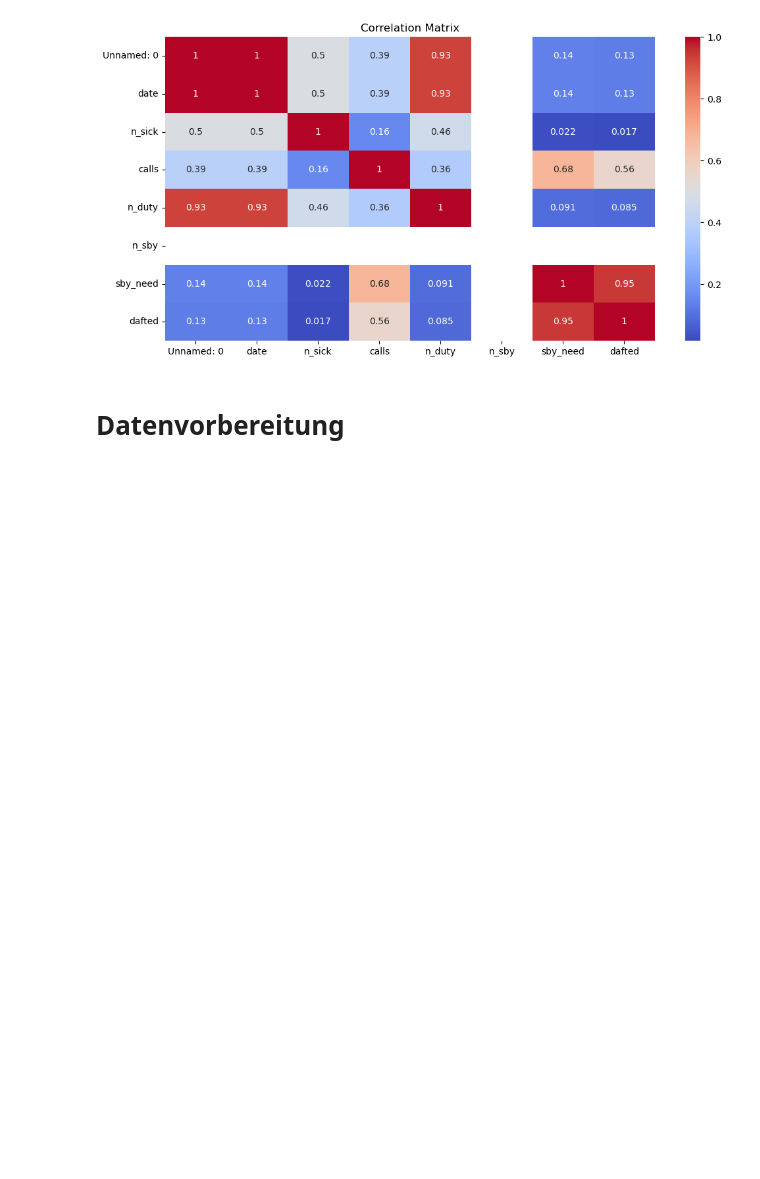
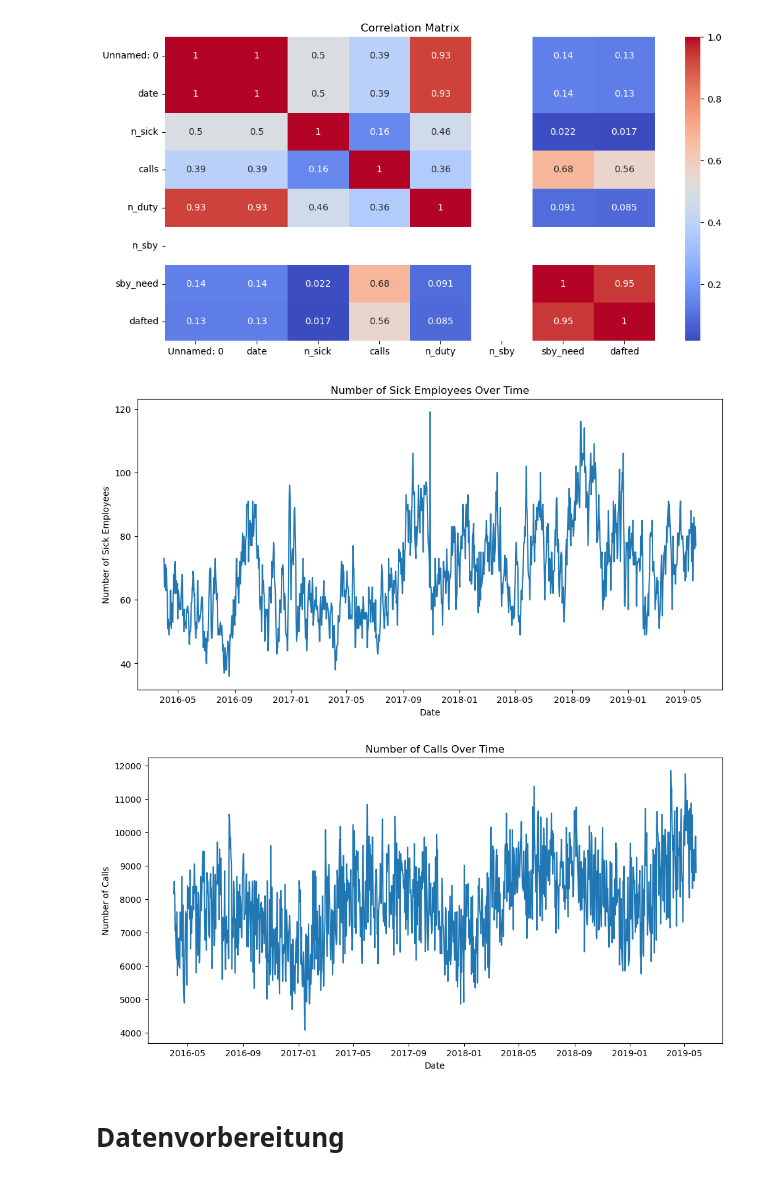
Before and after one commit to jasper-bk/Fallstudie_Model_Engineering_SoSe2024, a Jupyter notebook: notebooks/exploration/data_exploration.ipynb, the cells around one changed output. Cells and saved outputs as stored; diff of their text form; code cells hidden in the pictures; blank space fills up the shorter version.

```diff
--- a/notebooks/exploration/data_exploration.ipynb
+++ b/notebooks/exploration/data_exploration.ipynb
@@ -61,6 +61,25 @@ plt.show()
 [figure]
 [figure]
 [figure]
+# %%
+# Plot n_sick over time
+plt.figure(figsize=(12, 6))
+sns.lineplot(data=df, x='date', y='n_sick')
+plt.title('Number of Sick Employees Over Time')
+plt.xlabel('Date')
+plt.ylabel('Number of Sick Employees')
+plt.show()
+
+# Plot calls over time
+plt.figure(figsize=(12, 6))
+sns.lineplot(data=df, x='date', y='calls')
+plt.title('Number of Calls Over Time')
+plt.xlabel('Date')
+plt.ylabel('Number of Calls')
+plt.show()
+# %% [output]
+[figure, added]
+[figure, added]
 # %% [markdown]
 # Datenvorbereitung
 # %%
```
Also changed, not shown: parts of 5 cells of this notebook, 4 other files.
